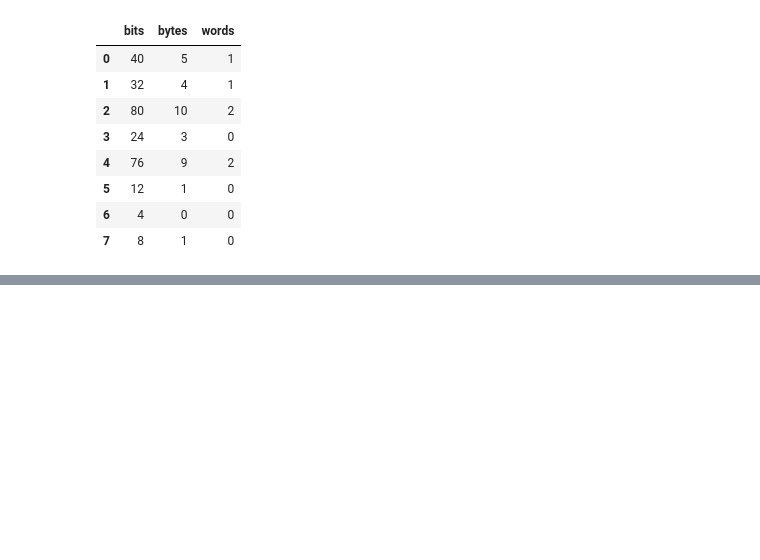
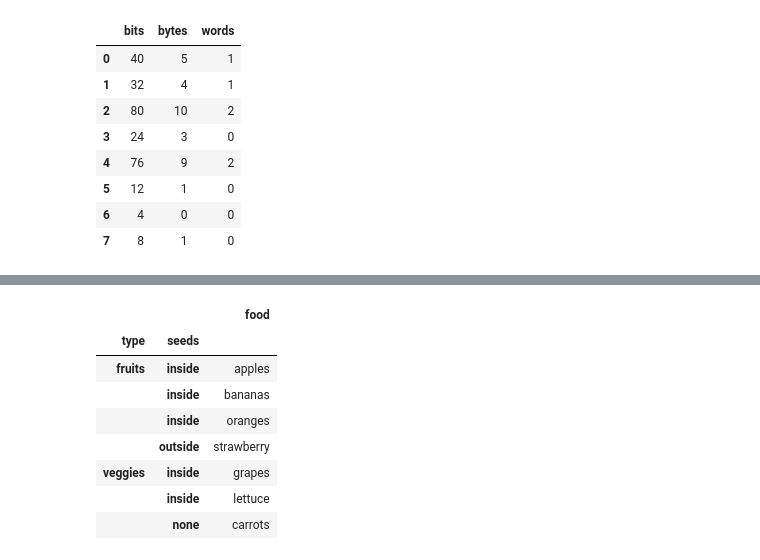
Before and after one commit to mmj32/Class-Practice-Repo, a Jupyter notebook: todo5/pandas_notes2_haring.ipynb, the cells around one changed output, grey strips where cells are left out. Saved outputs shown, nothing was run; the diff lists cells and outputs as text; code cells hidden in the pictures; blank space fills up the shorter version.

Commit message:
better indexing

```diff
--- a/todo5/pandas_notes2_haring.ipynb
+++ b/todo5/pandas_notes2_haring.ipynb
@@ -781,0 +784,14 @@ f_and_v
+# %%
+f_and_v = f_and_v.set_index(['type', 'seeds'])
+f_and_v = f_and_v.sort_index()
+f_and_v
+# %% [output]
+|  |  | food |
+| type | seeds |  |
+| fruits | inside | apples |
+|  | inside | bananas |
+|  | inside | oranges |
+|  | outside | strawberry |
+| veggies | inside | grapes |
+|  | inside | lettuce |
+|  | none | carrots |
```
Also changed, not shown: parts of 2 cells of this notebook.
